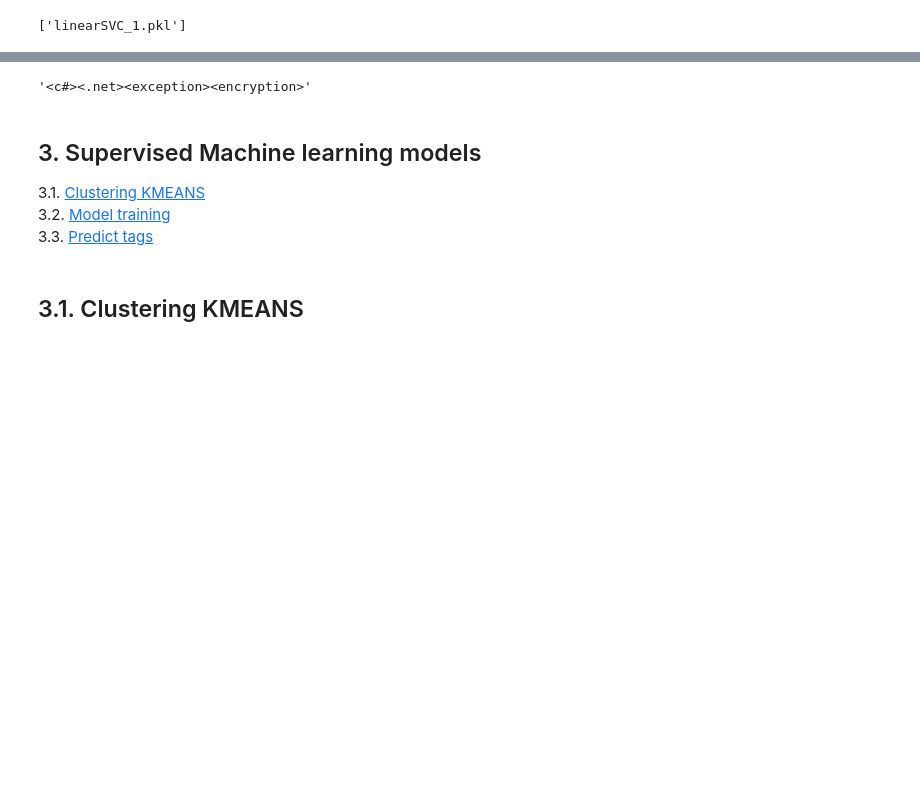
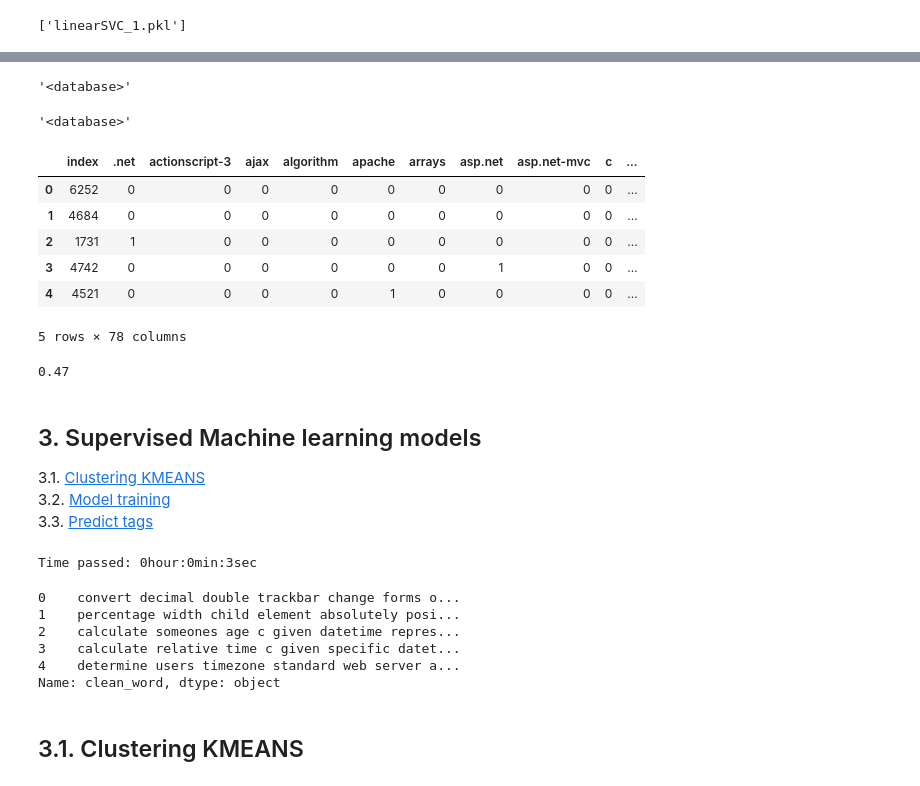
Before and after one commit to kadau/Stackoverflowapp, a Jupyter notebook: Notebook Modelling questions tags.ipynb, the cells around one changed output, grey strips where cells are left out. Saved outputs shown, nothing was run; the diff lists cells and outputs as text; code cells hidden in the pictures; blank space fills up the shorter version.

```diff
--- a/Notebook Modelling questions tags.ipynb
+++ b/Notebook Modelling questions tags.ipynb
@@ -343,7 +352,25 @@ predict_SU_(data_df['Title_body'][1000])
+# %%
+predict_SU_(x_test['clean_body'][4684])
+# %% [output]
+'<database>'
 # %%
-data_df['Tags'][1000]
+data_df['Tags'][4684]
 # %% [output]
-'<c#><.net><exception><encryption>'
+'<database>'
+# %%
+y_test_add.head()
+# %% [output]
+|  | index | .net | actionscript-3 | ajax | algorithm | apache | arrays | asp.net | asp.net-mvc | c | ... |
+| 0 | 6252 | 0 | 0 | 0 | 0 | 0 | 0 | 0 | 0 | 0 | ... |
+| 1 | 4684 | 0 | 0 | 0 | 0 | 0 | 0 | 0 | 0 | 0 | ... |
+| 2 | 1731 | 1 | 0 | 0 | 0 | 0 | 0 | 0 | 0 | 0 | ... |
+| 3 | 4742 | 0 | 0 | 0 | 0 | 0 | 0 | 1 | 0 | 0 | ... |
+| 4 | 4521 | 0 | 0 | 0 | 0 | 1 | 0 | 0 | 0 | 0 | ... |
+5 rows × 78 columns
+# %%
+y_test_add['tags_count_rsp'].sum()/y_test_add.shape[0]
+# %% [output]
+0.47
 # %% [markdown]
 <span id="unsupervised"></span>
 ## 3. Supervised Machine learning models
@@ -353,3 +387,18 @@ data_df['Tags'][1000]
+# %%
+tic()
+data_df['clean_word']=data_df['clean_body'].apply(lambda x:clean(str(x)))
+tac()
+# %% [output]
+Time passed: 0hour:0min:3sec
+# %%
+data_df['clean_word'].head()
+# %% [output]
+0    convert decimal double trackbar change forms o...
+1    percentage width child element absolutely posi...
+2    calculate someones age c given datetime repres...
+3    calculate relative time c given specific datet...
+4    determine users timezone standard web server a...
+Name: clean_word, dtype: object
 # %% [markdown]
 <span id="kmeans"></span>
 ## 3.1. Clustering KMEANS
```
Also changed, not shown: parts of 52 cells of this notebook.
